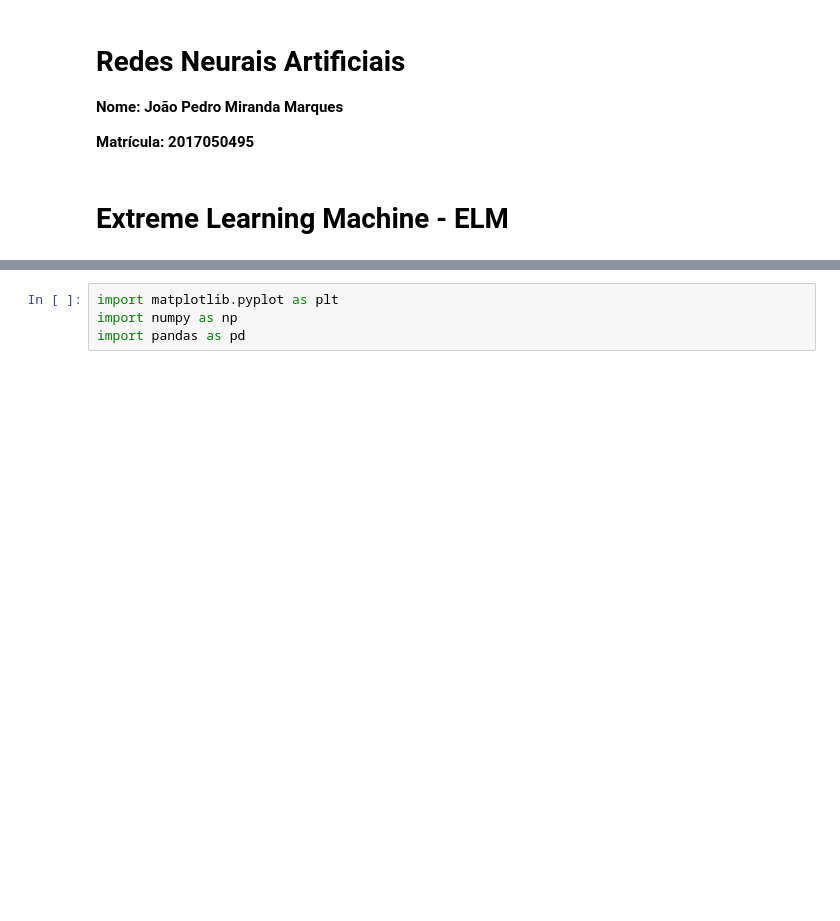
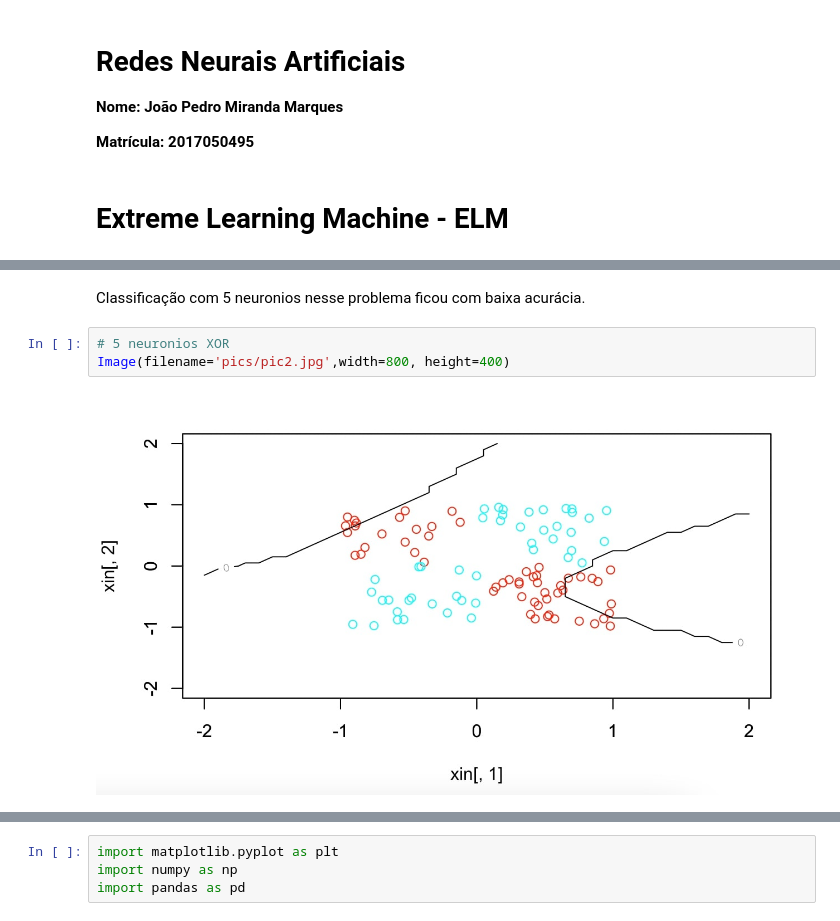
Before and after one commit to jueta/Artificial-Neural-Networks, a Jupyter notebook: 课五/ELM.ipynb, the cells around one changed output, grey strips where cells are left out. Cells and saved outputs as stored; diff of their text form; blank space fills up the shorter version.

```diff
--- a/课五/ELM.ipynb
+++ b/课五/ELM.ipynb
@@ -7,0 +16,7 @@
+# %% [markdown]
+Classificação com 5 neuronios nesse problema ficou com baixa acurácia.
+# %%
+# 5 neuronios XOR
+Image(filename='pics/pic2.jpg',width=800, height=400)
+# %% [output]
+[figure, added]
```
Also changed, not shown: parts of 29 cells of this notebook, 15 other files.
